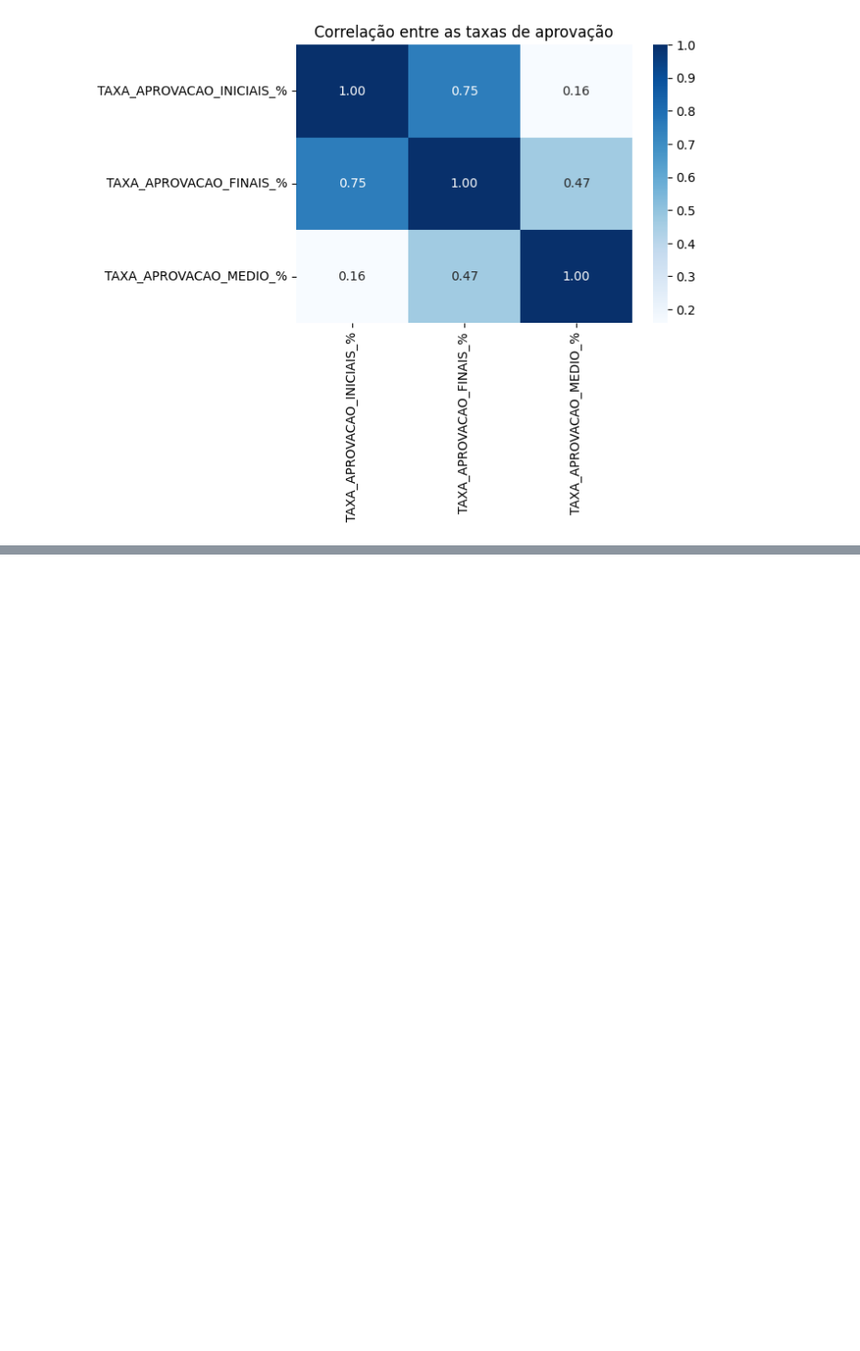
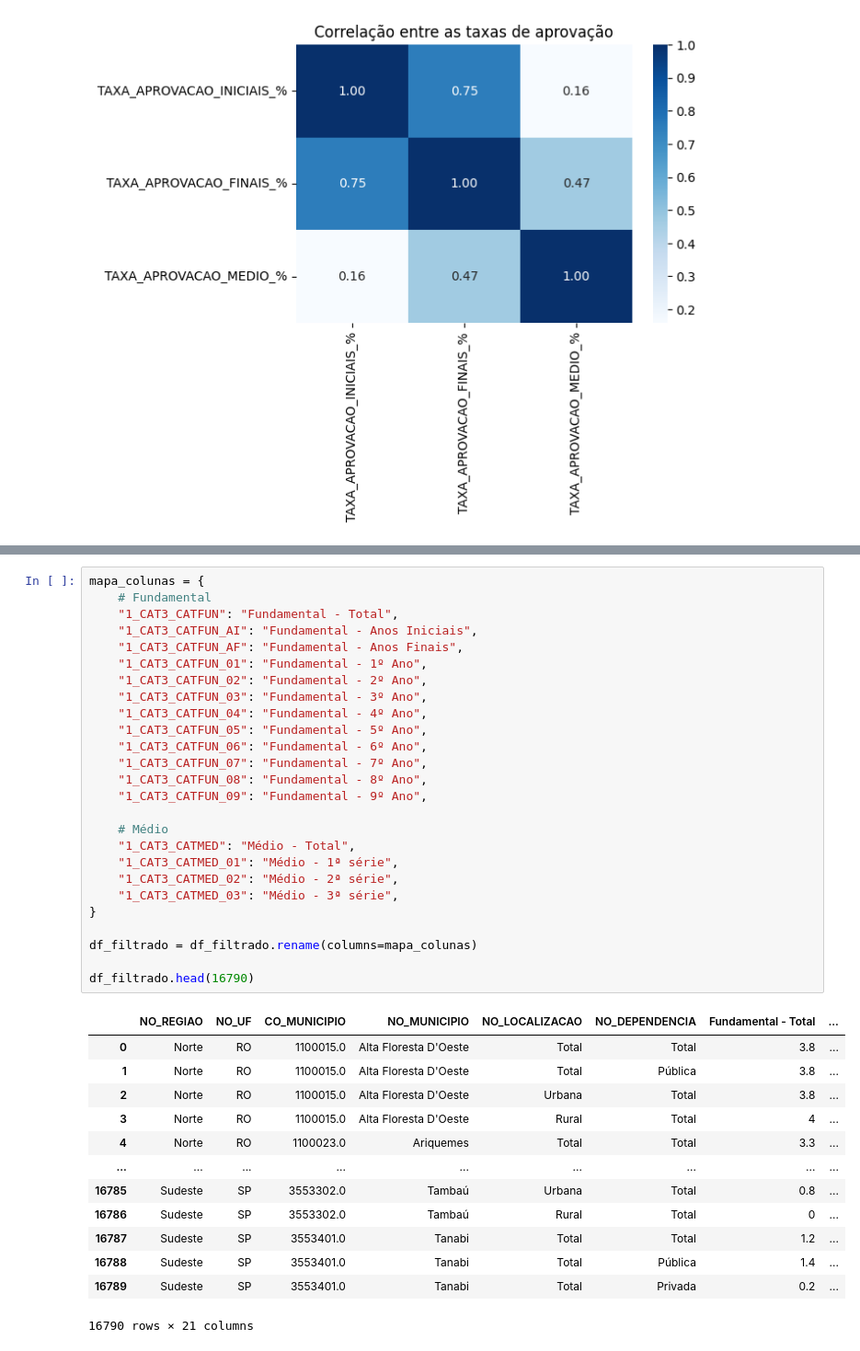
Before and after one commit to pedrorveloso-gif/projeto_alpa, a Jupyter notebook: sprint01.ipynb, the cells around one changed output, grey strips where cells are left out. Shown at 92% size. Cells and saved outputs as stored; diff of their text form; blank space fills up the shorter version.

```diff
--- a/sprint01.ipynb
+++ b/sprint01.ipynb
@@ -513,0 +574,40 @@ plt.show()
+# %%
+mapa_colunas = {
+    # Fundamental
+    "1_CAT3_CATFUN": "Fundamental - Total",
+    "1_CAT3_CATFUN_AI": "Fundamental - Anos Iniciais",
+    "1_CAT3_CATFUN_AF": "Fundamental - Anos Finais",
+    "1_CAT3_CATFUN_01": "Fundamental - 1º Ano",
+    "1_CAT3_CATFUN_02": "Fundamental - 2º Ano",
+    "1_CAT3_CATFUN_03": "Fundamental - 3º Ano",
+    "1_CAT3_CATFUN_04": "Fundamental - 4º Ano",
+    "1_CAT3_CATFUN_05": "Fundamental - 5º Ano",
+    "1_CAT3_CATFUN_06": "Fundamental - 6º Ano",
+    "1_CAT3_CATFUN_07": "Fundamental - 7º Ano",
+    "1_CAT3_CATFUN_08": "Fundamental - 8º Ano",
+    "1_CAT3_CATFUN_09": "Fundamental - 9º Ano",
+
+    # Médio
+    "1_CAT3_CATMED": "Médio - Total",
+    "1_CAT3_CATMED_01": "Médio - 1ª série",
+    "1_CAT3_CATMED_02": "Médio - 2ª série",
+    "1_CAT3_CATMED_03": "Médio - 3ª série",
+}
+
+df_filtrado = df_filtrado.rename(columns=mapa_colunas)
+
+df_filtrado.head(16790)
+# %% [output]
+|  | NO_REGIAO | NO_UF | CO_MUNICIPIO | NO_MUNICIPIO | NO_LOCALIZACAO | NO_DEPENDENCIA | Fundamental - Total | ... |
+| 0 | Norte | RO | 1100015.0 | Alta Floresta D'Oeste | Total | Total | 3.8 | ... |
+| 1 | Norte | RO | 1100015.0 | Alta Floresta D'Oeste | Total | Pública | 3.8 | ... |
+| 2 | Norte | RO | 1100015.0 | Alta Floresta D'Oeste | Urbana | Total | 3.8 | ... |
+| 3 | Norte | RO | 1100015.0 | Alta Floresta D'Oeste | Rural | Total | 4 | ... |
+| 4 | Norte | RO | 1100023.0 | Ariquemes | Total | Total | 3.3 | ... |
+| ... | ... | ... | ... | ... | ... | ... | ... | ... |
+| 16785 | Sudeste | SP | 3553302.0 | Tambaú | Urbana | Total | 0.8 | ... |
+| 16786 | Sudeste | SP | 3553302.0 | Tambaú | Rural | Total | 0 | ... |
+| 16787 | Sudeste | SP | 3553401.0 | Tanabi | Total | Total | 1.2 | ... |
+| 16788 | Sudeste | SP | 3553401.0 | Tanabi | Total | Pública | 1.4 | ... |
+| 16789 | Sudeste | SP | 3553401.0 | Tanabi | Total | Privada | 0.2 | ... |
+16790 rows × 21 columns
```
Also changed, not shown: parts of 7 cells of this notebook.
